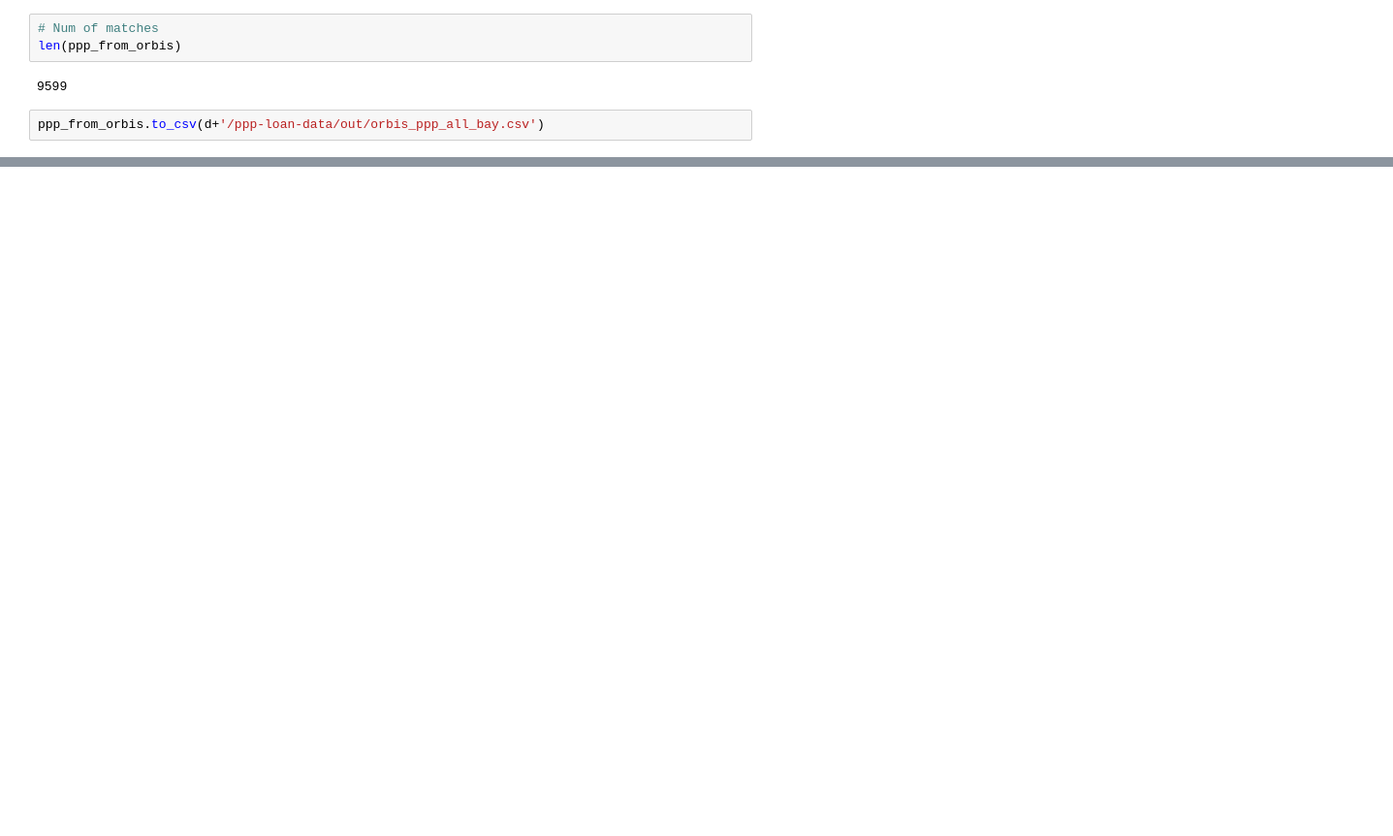
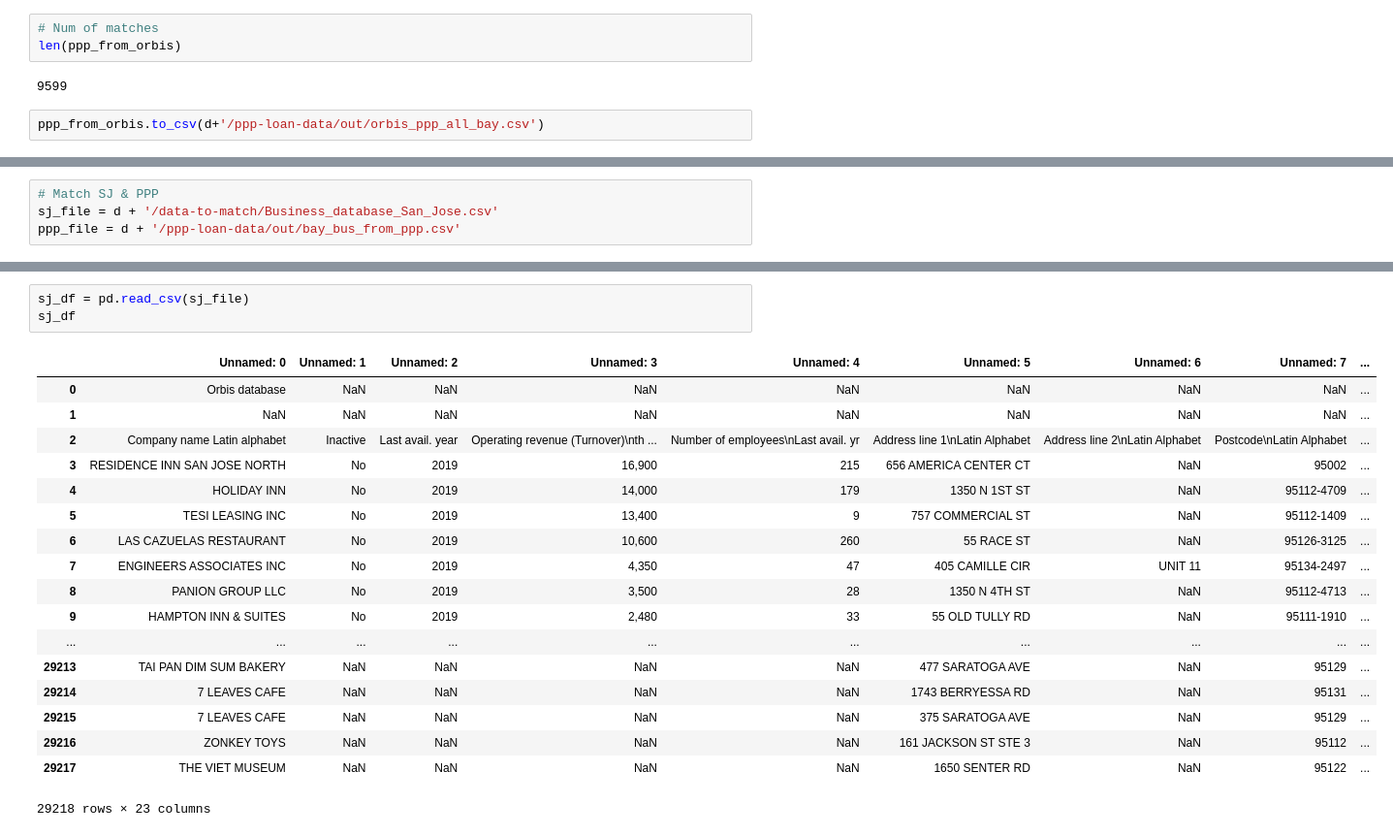
Before and after one commit to trang-van/afn, a Jupyter notebook: ppp-loan-data/notebooks/match_business_names.ipynb, the cells around one changed output, grey strips where cells are left out. Shown at 97% size. Cells and saved outputs as stored; diff of their text form; blank space fills up the shorter version.

Commit message:
update functions for merging ppp data

```diff
--- a/ppp-loan-data/notebooks/match_business_names.ipynb
+++ b/ppp-loan-data/notebooks/match_business_names.ipynb
@@ -272,0 +430,4 @@ ppp_from_orbis.to_csv(d+'/ppp-loan-data/out/orbis_ppp_all_bay.csv')
+# %%
+# Match SJ & PPP
+sj_file = d + '/data-to-match/Business_database_San_Jose.csv'
+ppp_file = d + '/ppp-loan-data/out/bay_bus_from_ppp.csv'
@@ -272,0 +495,22 @@ ppp_from_orbis.to_csv(d+'/ppp-loan-data/out/orbis_ppp_all_bay.csv')
+# %%
+sj_df = pd.read_csv(sj_file)
+sj_df
+# %% [output]
+|  | Unnamed: 0 | Unnamed: 1 | Unnamed: 2 | Unnamed: 3 | Unnamed: 4 | Unnamed: 5 | Unnamed: 6 | Unnamed: 7 | ... |
+| 0 | Orbis database | NaN | NaN | NaN | NaN | NaN | NaN | NaN | ... |
+| 1 | NaN | NaN | NaN | NaN | NaN | NaN | NaN | NaN | ... |
+| 2 | Company name Latin alphabet | Inactive | Last avail. year | Operating revenue (Turnover)\nth ... | Number of employees\nLast avail. yr | Address line 1\nLatin Alphabet | Address line 2\nLatin Alphabet | Postcode\nLatin Alphabet | ... |
+| 3 | RESIDENCE INN SAN JOSE NORTH | No | 2019 | 16,900 | 215 | 656 AMERICA CENTER CT | NaN | 95002 | ... |
+| 4 | HOLIDAY INN | No | 2019 | 14,000 | 179 | 1350 N 1ST ST | NaN | 95112-4709 | ... |
+| 5 | TESI LEASING INC | No | 2019 | 13,400 | 9 | 757 COMMERCIAL ST | NaN | 95112-1409 | ... |
+| 6 | LAS CAZUELAS RESTAURANT | No | 2019 | 10,600 | 260 | 55 RACE ST | NaN | 95126-3125 | ... |
+| 7 | ENGINEERS ASSOCIATES INC | No | 2019 | 4,350 | 47 | 405 CAMILLE CIR | UNIT 11 | 95134-2497 | ... |
+| 8 | PANION GROUP LLC | No | 2019 | 3,500 | 28 | 1350 N 4TH ST | NaN | 95112-4713 | ... |
+| 9 | HAMPTON INN & SUITES | No | 2019 | 2,480 | 33 | 55 OLD TULLY RD | NaN | 95111-1910 | ... |
+| ... | ... | ... | ... | ... | ... | ... | ... | ... | ... |
+| 29213 | TAI PAN DIM SUM BAKERY | NaN | NaN | NaN | NaN | 477 SARATOGA AVE | NaN | 95129 | ... |
+| 29214 | 7 LEAVES CAFE | NaN | NaN | NaN | NaN | 1743 BERRYESSA RD | NaN | 95131 | ... |
+| 29215 | 7 LEAVES CAFE | NaN | NaN | NaN | NaN | 375 SARATOGA AVE | NaN | 95129 | ... |
+| 29216 | ZONKEY TOYS | NaN | NaN | NaN | NaN | 161 JACKSON ST STE 3 | NaN | 95112 | ... |
+| 29217 | THE VIET MUSEUM | NaN | NaN | NaN | NaN | 1650 SENTER RD | NaN | 95122 | ... |
+29218 rows × 23 columns
```
Also changed, not shown: parts of 30 cells of this notebook, 2 other files.
